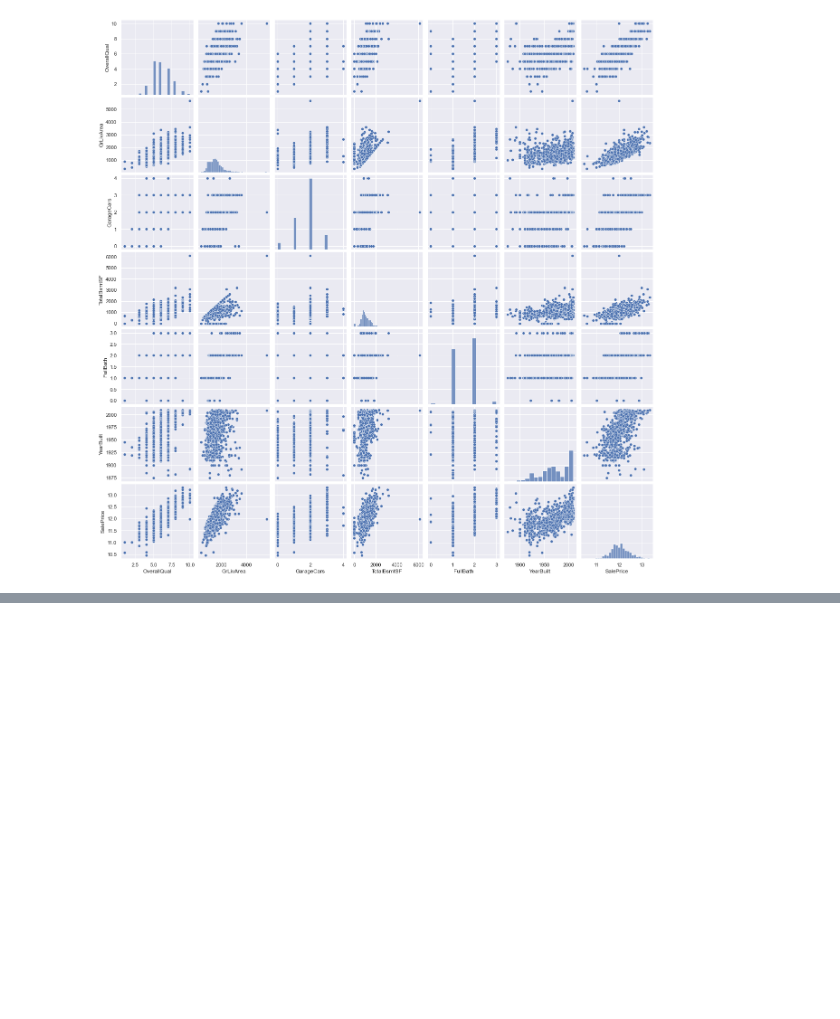
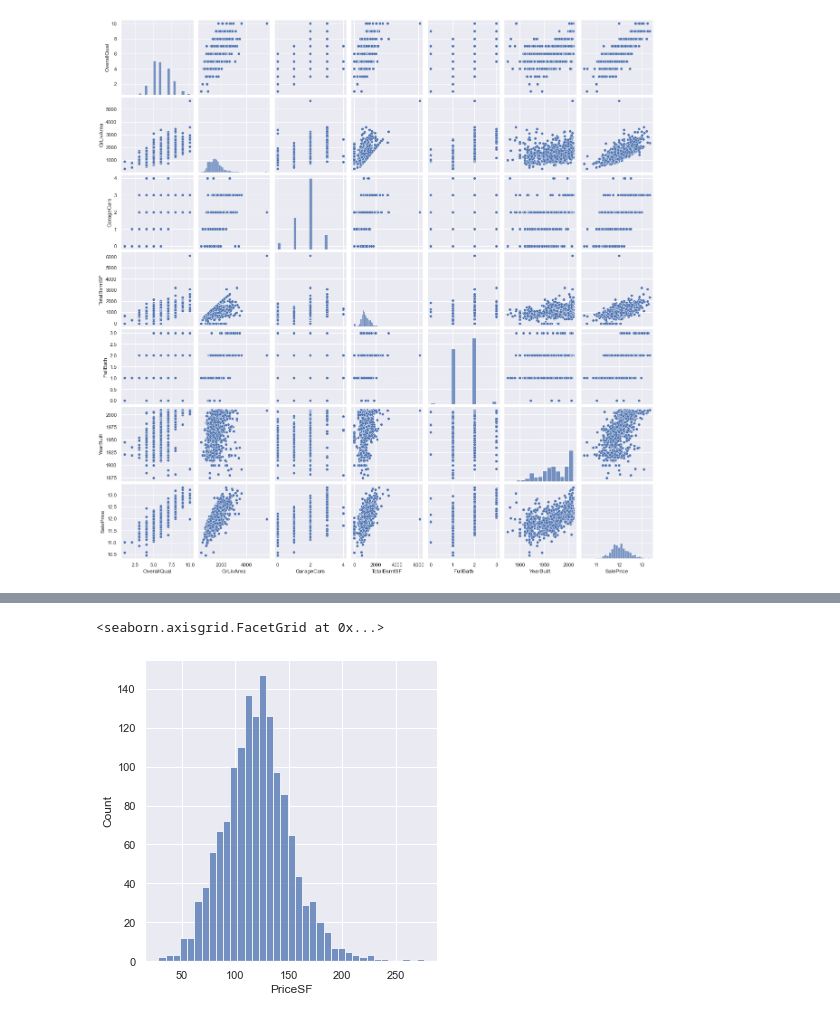
Before and after one commit to Altair200333/ML_tasks, a Jupyter notebook: task4/analize_data.ipynb, the cells around one changed output, grey strips where cells are left out. Drawn from its saved outputs; the diff is of its cells as text; code cells hidden in the pictures; blank space fills up the shorter version.

```diff
--- a/task4/analize_data.ipynb
+++ b/task4/analize_data.ipynb
@@ -231,0 +189,6 @@ plot.figure.set_size_inches(12, 12)
+# %%
+data['PriceSF'] = np.expm1(y) / data.GrLivArea
+sns.displot(data['PriceSF'])
+# %% [output]
+<seaborn.axisgrid.FacetGrid at 0x...>
+[figure, added]
```
Also changed, not shown: parts of 10 cells of this notebook, 3 other files.
